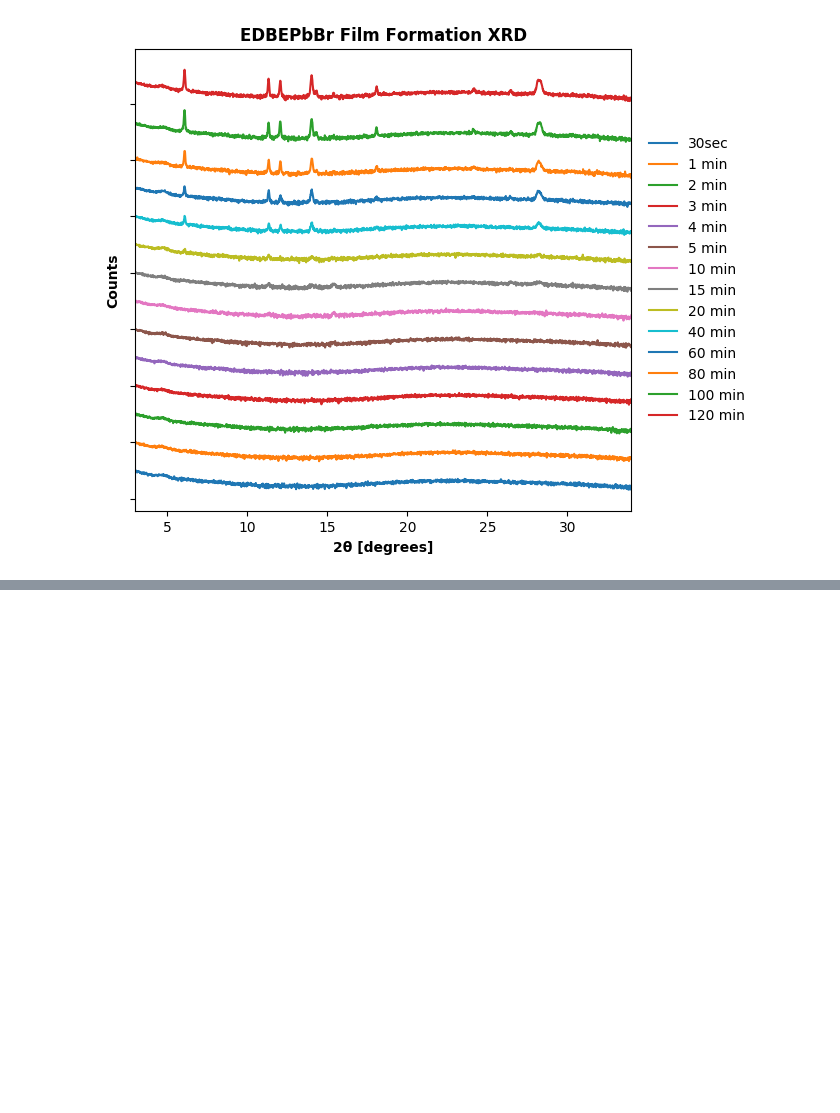
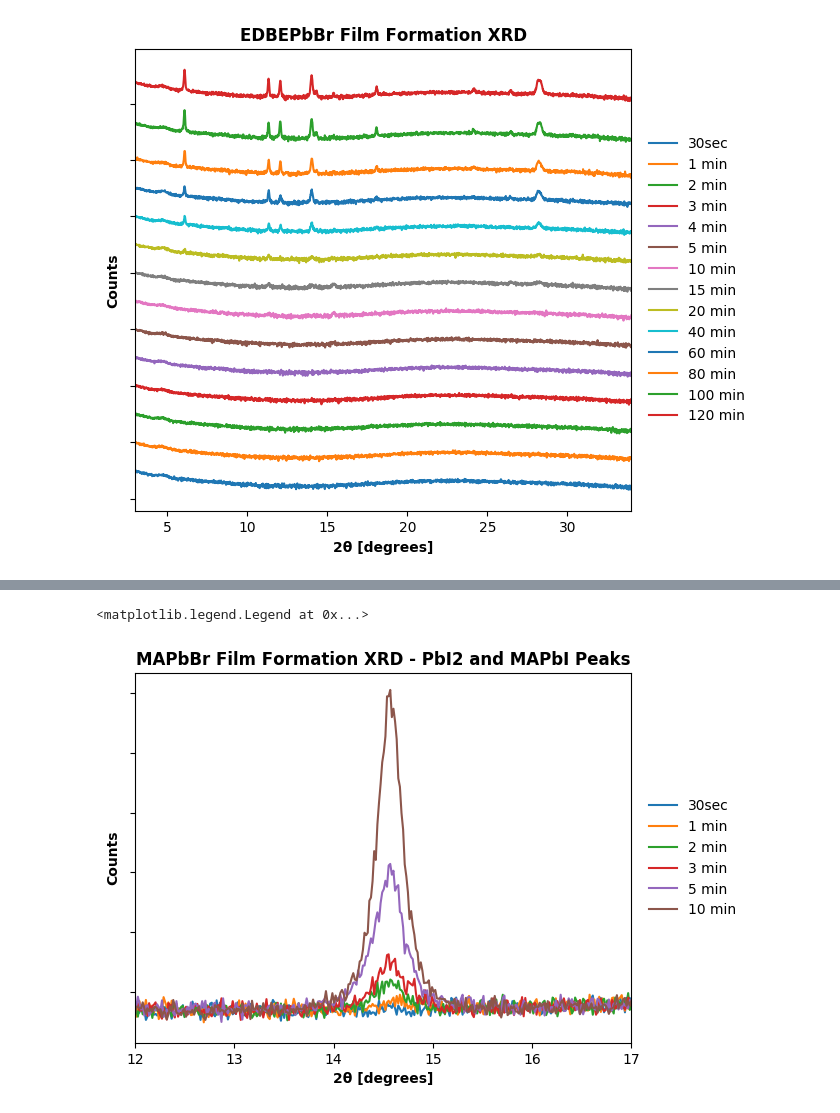
Before and after one commit to tomasbar/sciencetools_py, a Jupyter notebook: main.ipynb, the cells around one changed output, grey strips where cells are left out. Cells and saved outputs as stored; diff of their text form; code cells hidden in the pictures; blank space fills up the shorter version.

```diff
--- a/main.ipynb
+++ b/main.ipynb
@@ -319,0 +414,32 @@ fig.savefig("plots/190915/edbe_all_log.png", dpi=200, format='png', bbox_inches=
+# %%
+fig2 = plt.figure(2)
+fig2_ax = plt.gca()
+
+offset = 0
+
+for sample_ID in master_cypher:
+    for run_ID in samples_dir.keys():
+        if sample_ID in XRD_data[run_ID].keys():
+            samplemax = max(XRD_data[run_ID][sample_ID]["counts"])
+
+            plt.figure(2)
+            plt.plot(XRD_data[run_ID][sample_ID]["2theta"], XRD_data[run_ID][sample_ID]["counts"] + offset,
+                     label=sample_ID.replace("min", " min"))
+
+#             offset += max(np.log10(XRD_data[run_ID][sample_ID]["counts"]))
+#           offset += samplemax
+
+
+plt.style.use('default')
+
+plt.xlabel("2θ [degrees]", weight="semibold")
+plt.ylabel("Counts", weight="semibold")
+plt.xlim(12, 17)
+
+fig2_ax.set_yticklabels([])
+
+plt.title("MAPbBr Film Formation XRD - PbI2 and MAPbI Peaks",weight="semibold")
+plt.legend(loc='center left', bbox_to_anchor=(1.01, 0,.22,1),mode='expand', frameon=False)
+# %% [output]
+<matplotlib.legend.Legend at 0x...>
+[figure, added]
```
Also changed, not shown: parts of 7 cells of this notebook, 9 other files.
